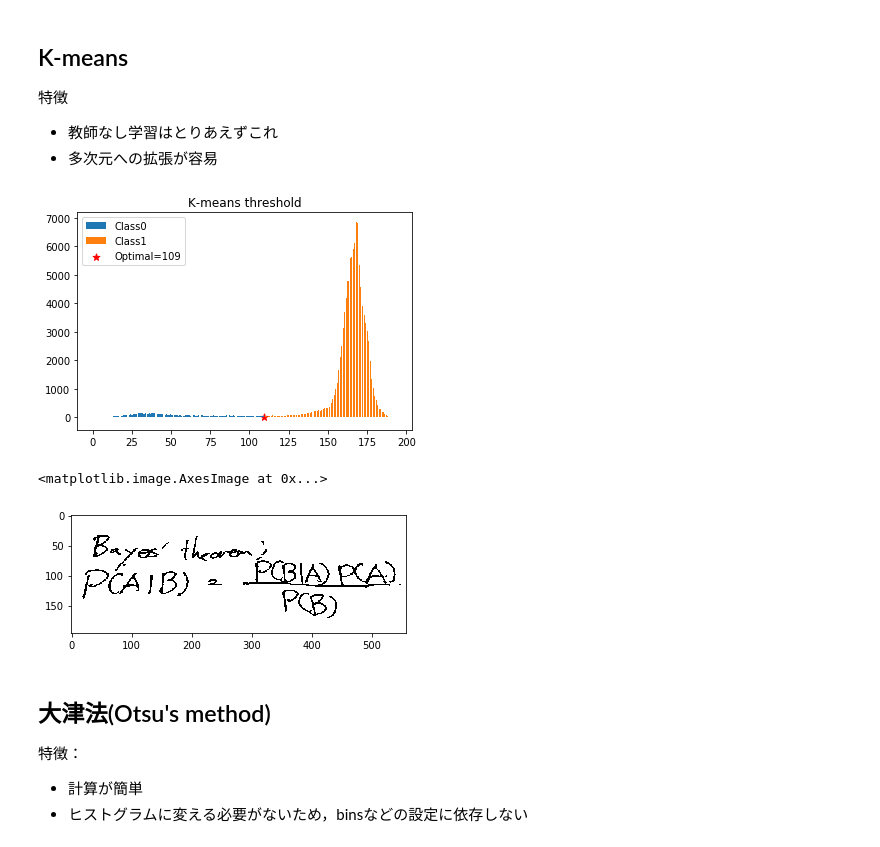
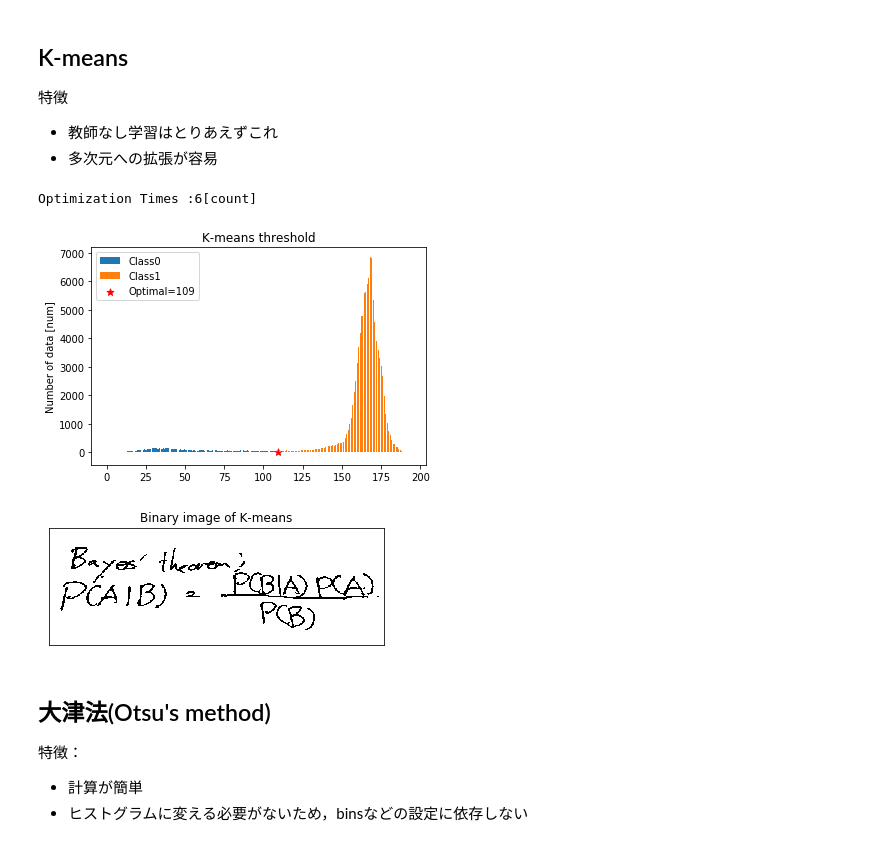
Before and after one commit to yuji0001/Threshold_Technic, a Jupyter notebook: Threshold_Technics.ipynb, the cells around one changed output. Drawn from its saved outputs; the diff is of its cells as text; code cells hidden in the pictures.

```diff
--- a/Threshold_Technics.ipynb
+++ b/Threshold_Technics.ipynb
@@ -4,7 +4,9 @@
 # %%
 import cv2
 import numpy as np
+import pandas as pd
 import matplotlib.pyplot as plt
+IMG_DIR = "./sample_img/"
 # %% [markdown]
 ## 画像の読み込み
 # %%
@@ -30,6 +37,13 @@ plt.show()
 # %%
 # ラベルの初期化
 labels = np.random.randint(0,2,data.shape[0])
+
+# 終了条件
+OPTIMIZE_EPSILON = 1
+
+m_0_old = -np.inf
+m_1_old = np.inf
+
 for i in range(1000):
 # それぞれの平均の計算
     m_0 = data[labels==0].mean()
@@ -37,6 +51,15 @@ for i in range(1000):
 # ラベルの再計算
     labels[np.abs(data-m_0) < np.abs(data-m_1)] = 0
     labels[np.abs(data-m_0) >= np.abs(data-m_1)] = 1
+#     終了条件
+    if np.abs(m_0 - m_0_old) + np.abs(m_1 - m_1_old) < OPTIMIZE_EPSILON:
+        break
+    m_0_old = m_0
+    m_1_old = m_1
+
+print("Optimization Times :{0:}[count]".format(i+1))
+# %% [output]
+Optimization Times :6[count]
 # %%
 # 初期値によって，クラスが変化するため上界の小さい方を採用
 thresh_kmeans = np.minimum(data[labels==0].max(),data[labels==1].max())
@@ -46,14 +69,19 @@ plt.hist(data[labels==1],bins=128,label='Class1')
 plt.scatter([thresh_kmeans],[0],s = 50,marker= '*',color = 'red',label='Optimal={0:d}'.format(thresh_kmeans))
 plt.title('K-means threshold')
 plt.legend()
+plt.ylabel('Number of data [num]')
+plt.savefig(IMG_DIR + 'hist_kmeans.png')
 plt.show()
 # %% [output]
-[figure, old version]
+[figure, new version]
-# %%
-plt.imshow(img<thresh_kmeans,cmap = 'Greys')
-# %% [output]
-<matplotlib.image.AxesImage at 0x...>
-[figure, removed]
+# %%
+plt.imshow(img>thresh_kmeans,cmap = 'gray')
+plt.xticks([])
+plt.yticks([])
+plt.title("Binary image of K-means")
+plt.savefig(IMG_DIR + 'img_kmeans.png')
+# %% [output]
+[figure, added]
 # %% [markdown]
 ## 大津法(Otsu's method)
 特徴：
```
Also changed, not shown: parts of 20 cells of this notebook, 12 other files.
